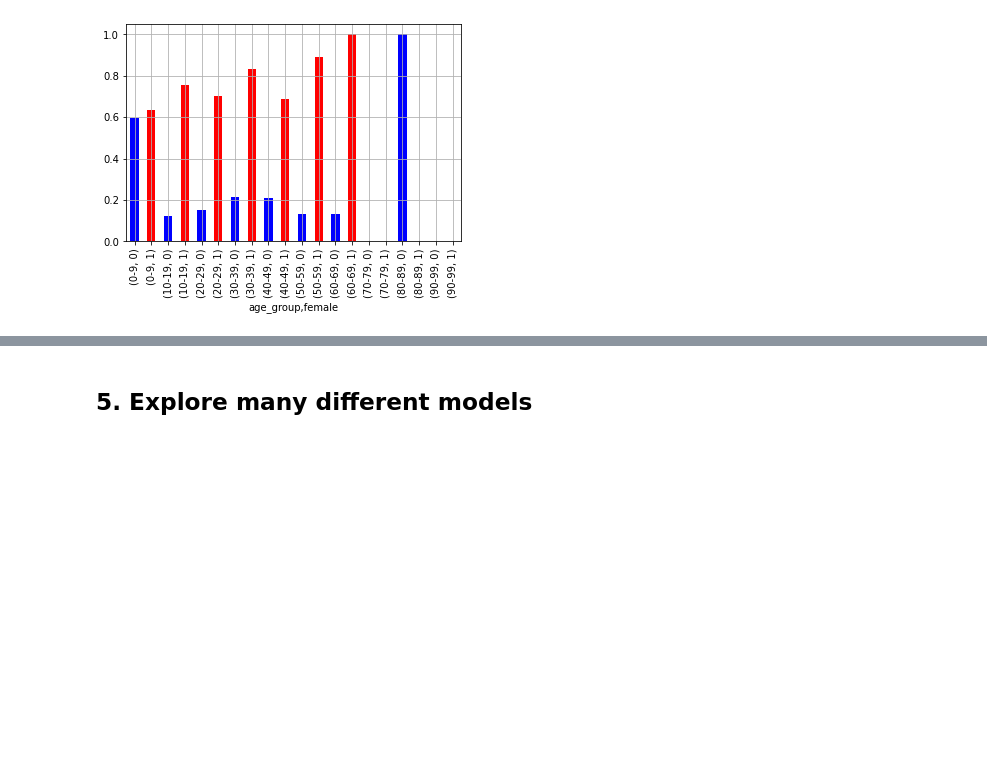
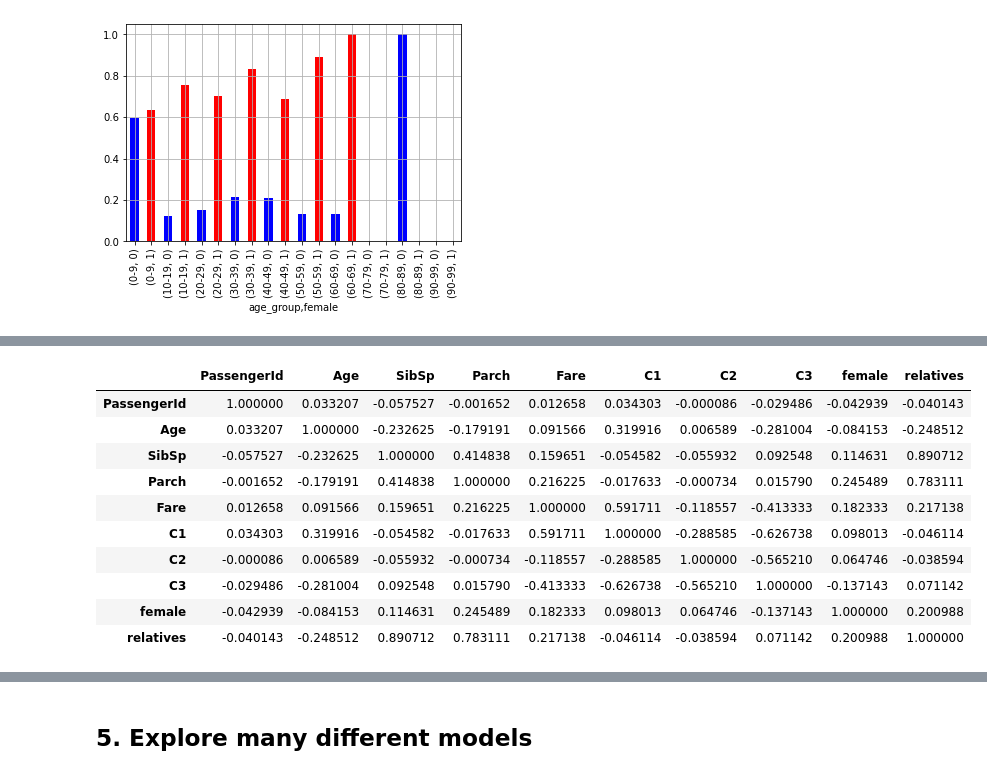
Before and after one commit to Starluxe/KaggleExercises, a Jupyter notebook: Getting Started with Titanic.ipynb, the cells around one changed output, grey strips where cells are left out. Drawn from its saved outputs; the diff is of its cells as text; code cells hidden in the pictures; blank space fills up the shorter version.

```diff
--- a/Getting Started with Titanic.ipynb
+++ b/Getting Started with Titanic.ipynb
@@ -398,0 +481,18 @@ train_data.groupby(['age_group', 'female']).Survived.mean().plot.bar(grid=True,
+# %%
+X_train = train_data.drop(['Survived', 'age_group'], axis=1)
+X_test = test_data
+y_train = train_data['Survived']
+# %%
+X_train.corr()
+# %% [output]
+|  | PassengerId | Age | SibSp | Parch | Fare | C1 | C2 | C3 | female | relatives |
+| PassengerId | 1.000000 | 0.033207 | -0.057527 | -0.001652 | 0.012658 | 0.034303 | -0.000086 | -0.029486 | -0.042939 | -0.040143 |
+| Age | 0.033207 | 1.000000 | -0.232625 | -0.179191 | 0.091566 | 0.319916 | 0.006589 | -0.281004 | -0.084153 | -0.248512 |
+| SibSp | -0.057527 | -0.232625 | 1.000000 | 0.414838 | 0.159651 | -0.054582 | -0.055932 | 0.092548 | 0.114631 | 0.890712 |
+| Parch | -0.001652 | -0.179191 | 0.414838 | 1.000000 | 0.216225 | -0.017633 | -0.000734 | 0.015790 | 0.245489 | 0.783111 |
+| Fare | 0.012658 | 0.091566 | 0.159651 | 0.216225 | 1.000000 | 0.591711 | -0.118557 | -0.413333 | 0.182333 | 0.217138 |
+| C1 | 0.034303 | 0.319916 | -0.054582 | -0.017633 | 0.591711 | 1.000000 | -0.288585 | -0.626738 | 0.098013 | -0.046114 |
+| C2 | -0.000086 | 0.006589 | -0.055932 | -0.000734 | -0.118557 | -0.288585 | 1.000000 | -0.565210 | 0.064746 | -0.038594 |
+| C3 | -0.029486 | -0.281004 | 0.092548 | 0.015790 | -0.413333 | -0.626738 | -0.565210 | 1.000000 | -0.137143 | 0.071142 |
+| female | -0.042939 | -0.084153 | 0.114631 | 0.245489 | 0.182333 | 0.098013 | 0.064746 | -0.137143 | 1.000000 | 0.200988 |
+| relatives | -0.040143 | -0.248512 | 0.890712 | 0.783111 | 0.217138 | -0.046114 | -0.038594 | 0.071142 | 0.200988 | 1.000000 |
```
Also changed, not shown: parts of 125 cells of this notebook, 1 other file.
